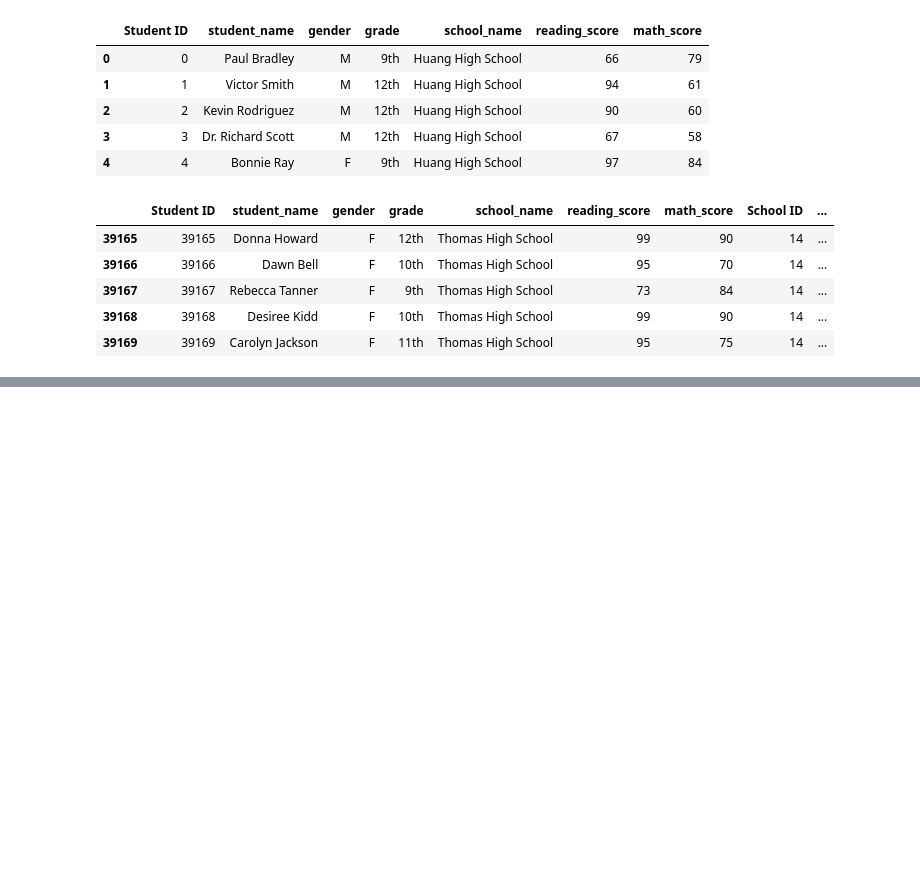
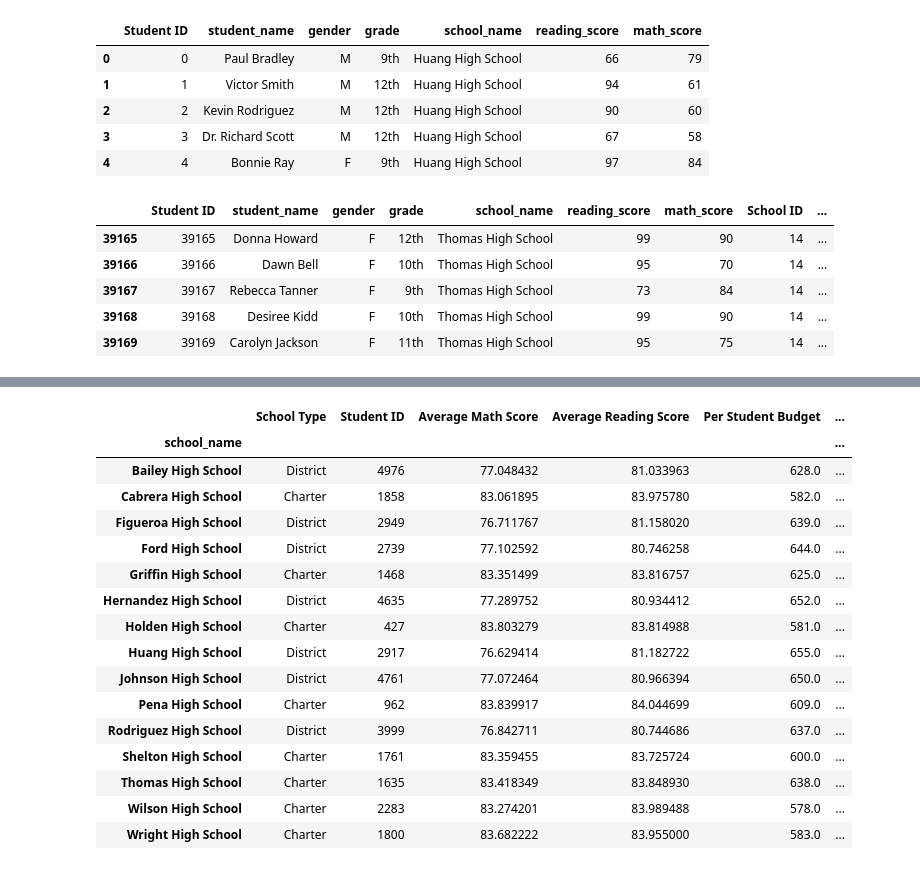
Before and after one commit to pandeysudip/Heroes-of-Pymoli, a Jupyter notebook: PyCitySchools/PyCitySchools.ipynb, the cells around one changed output, grey strips where cells are left out. Cells and saved outputs as stored; diff of their text form; code cells hidden in the pictures; blank space fills up the shorter version.

```diff
--- a/PyCitySchools/PyCitySchools.ipynb
+++ b/PyCitySchools/PyCitySchools.ipynb
@@ -84,2 +122,52 @@ district_summary
+# %%
+#School Summary
+group=school.groupby('school_name')
+school_summary=(group.agg({'type': lambda x : x.unique(),
+                        'Student ID': 'count',
+                       'math_score': "mean",
+                       'reading_score': 'mean'}))
+
+total_budget=group['budget'].sum()/group['budget'].count()
+per_stu_budget=total_budget/total_students
+
+
+math_pass=school.loc[school.math_score >=70, ['school_name','math_score']]
+perc_math_score=(math_pass.groupby('school_name')['math_score'].count()/group['math_score'].count())*100
+
+read_pass=school.loc[school.reading_score >=70, ['school_name','reading_score']]
+perc_read_score=(read_pass.groupby('school_name')['reading_score'].count()/group['reading_score'].count())*100
+
+overall_pass=school.loc[(school.reading_score >=70) & (school.math_score >=70) , ['school_name','reading_score']]
+perc_overall_score=(overall_pass.groupby('school_name')['reading_score'].count()/group['reading_score'].count())*100
+
+
+
+school_summary['Per Student Budget']=per_stu_budget
+school_summary["% Passing Math"]=perc_math_score
+school_summary["% Passing Reading"]=perc_read_score
+school_summary["% Overall Passing"]=perc_overall_score
+
+(school_summary.rename(columns={'type': "School Type",
+                               'math_score': 'Average Math Score',
+                               'reading_score': 'Average Reading Score'}, inplace=True))
+school_summary
+# %% [output]
+|  | School Type | Student ID | Average Math Score | Average Reading Score | Per Student Budget | ... |
+| school_name |  |  |  |  |  | ... |
+| Bailey High School | District | 4976 | 77.048432 | 81.033963 | 628.0 | ... |
+| Cabrera High School | Charter | 1858 | 83.061895 | 83.975780 | 582.0 | ... |
+| Figueroa High School | District | 2949 | 76.711767 | 81.158020 | 639.0 | ... |
+| Ford High School | District | 2739 | 77.102592 | 80.746258 | 644.0 | ... |
+| Griffin High School | Charter | 1468 | 83.351499 | 83.816757 | 625.0 | ... |
+| Hernandez High School | District | 4635 | 77.289752 | 80.934412 | 652.0 | ... |
+| Holden High School | Charter | 427 | 83.803279 | 83.814988 | 581.0 | ... |
+| Huang High School | District | 2917 | 76.629414 | 81.182722 | 655.0 | ... |
+| Johnson High School | District | 4761 | 77.072464 | 80.966394 | 650.0 | ... |
+| Pena High School | Charter | 962 | 83.839917 | 84.044699 | 609.0 | ... |
+| Rodriguez High School | District | 3999 | 76.842711 | 80.744686 | 637.0 | ... |
+| Shelton High School | Charter | 1761 | 83.359455 | 83.725724 | 600.0 | ... |
+| Thomas High School | Charter | 1635 | 83.418349 | 83.848930 | 638.0 | ... |
+| Wilson High School | Charter | 2283 | 83.274201 | 83.989488 | 578.0 | ... |
+| Wright High School | Charter | 1800 | 83.682222 | 83.955000 | 583.0 | ... |
 # %%
 #School Summary
```
Also changed, not shown: parts of 9 cells of this notebook.
